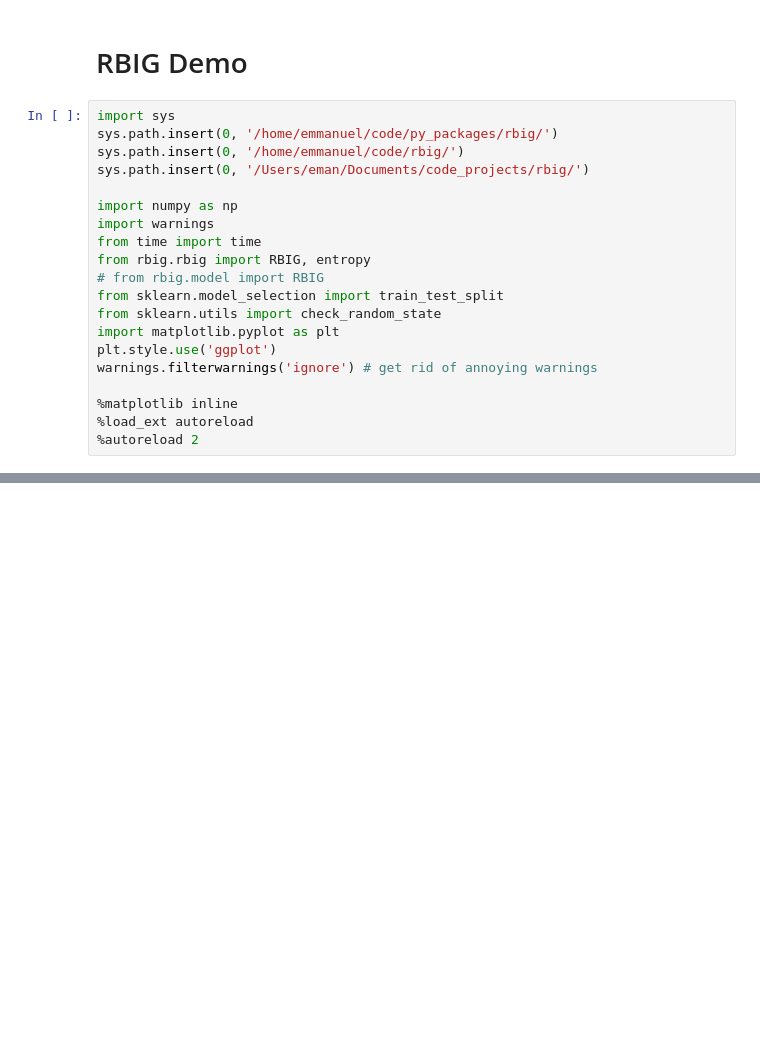
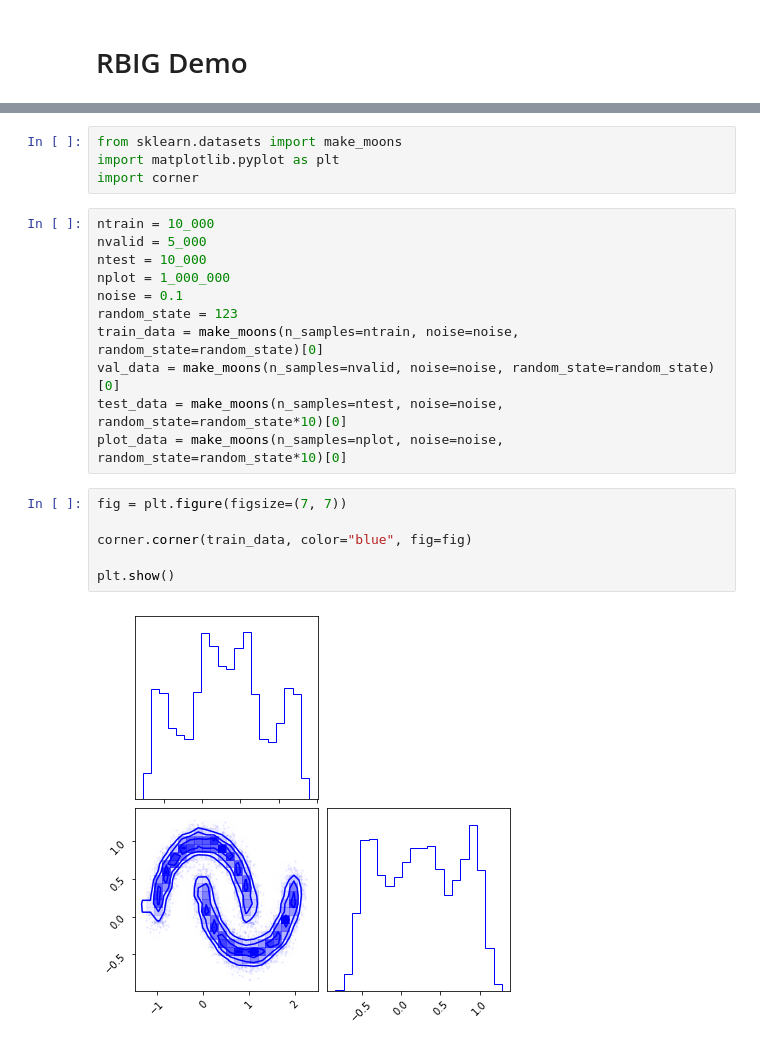
Before and after one commit to IPL-UV/rbig, a Jupyter notebook: notebooks/rbig_demo.ipynb, the cells around one changed output, grey strips where cells are left out. Drawn from its saved outputs; the diff is of its cells as text; blank space fills up the shorter version.

```diff
--- a/notebooks/rbig_demo.ipynb
+++ b/notebooks/rbig_demo.ipynb
@@ -1,22 +1,2 @@
 # %% [markdown]
 # RBIG Demo
-# %%
-import sys
-sys.path.insert(0, '/home/emmanuel/code/py_packages/rbig/')
-sys.path.insert(0, '/home/emmanuel/code/rbig/')
-sys.path.insert(0, '/Users/eman/Documents/code_projects/rbig/')
-
-import numpy as np
-import warnings
-from time import time
-from rbig.rbig import RBIG, entropy
-# from rbig.model import RBIG
-from sklearn.model_selection import train_test_split
-from sklearn.utils import check_random_state
-import matplotlib.pyplot as plt
-plt.style.use('ggplot')
-warnings.filterwarnings('ignore') # get rid of annoying warnings
-
-%matplotlib inline
-%load_ext autoreload
-%autoreload 2
@@ -296,0 +15,23 @@ plt.plot(np.cumsum(rbig_model.residual_info))
+# %%
+from sklearn.datasets import make_moons
+import matplotlib.pyplot as plt
+import corner
+# %%
+ntrain = 10_000
+nvalid = 5_000
+ntest = 10_000
+nplot = 1_000_000
+noise = 0.1
+random_state = 123
+train_data = make_moons(n_samples=ntrain, noise=noise, random_state=random_state)[0]
+val_data = make_moons(n_samples=nvalid, noise=noise, random_state=random_state)[0]
+test_data = make_moons(n_samples=ntest, noise=noise, random_state=random_state*10)[0]
+plot_data = make_moons(n_samples=nplot, noise=noise, random_state=random_state*10)[0]
+# %%
+fig = plt.figure(figsize=(7, 7))
+
+corner.corner(train_data, color="blue", fig=fig)
+
+plt.show()
+# %% [output]
+[figure, added]
```
Also changed, not shown: parts of 47 cells of this notebook, 11 other files.
